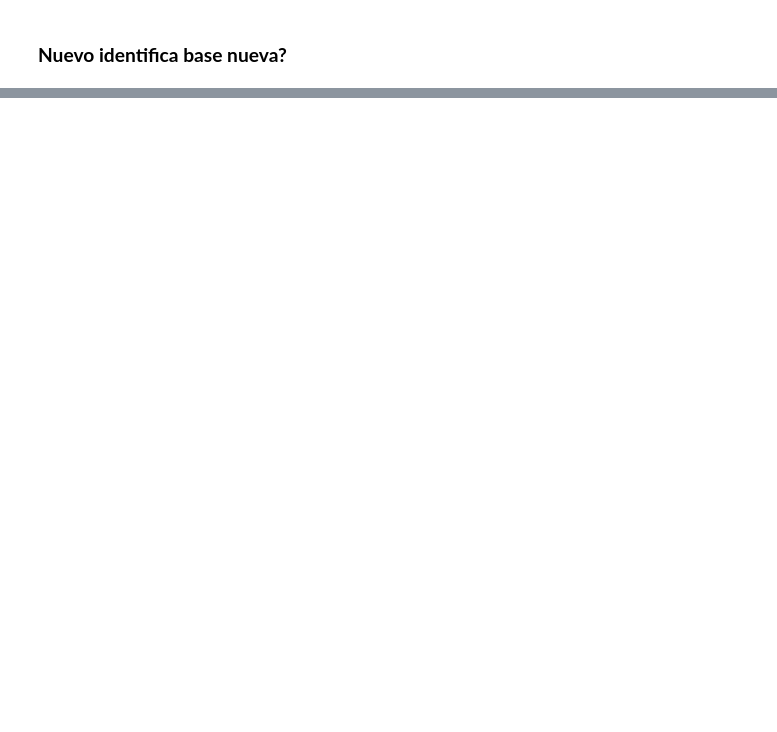
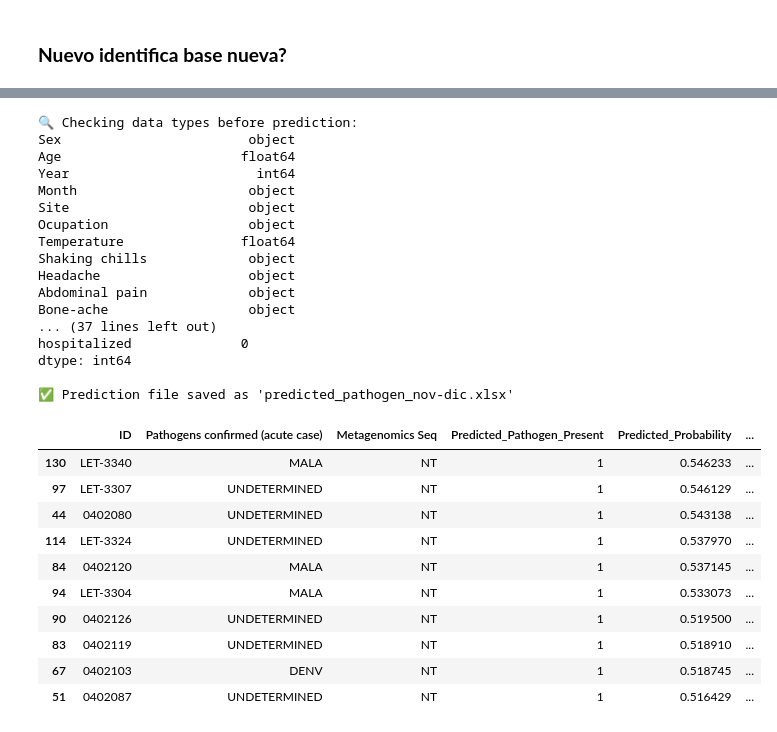
Before and after one commit to jausugar/select-metagenomic-samples, a Jupyter notebook: comparison-OH.ipynb, the cells around one changed output, grey strips where cells are left out. Drawn from its saved outputs; the diff is of its cells as text; code cells hidden in the pictures; blank space fills up the shorter version.

```diff
--- a/comparison-OH.ipynb
+++ b/comparison-OH.ipynb
@@ -400,7 +425,7 @@ import joblib
 # ======================================
 # 1️⃣ Load new dataset
 # ======================================
-new_df = pd.read_excel("Abbott_new_samples.xlsx")
+new_df = pd.read_excel("input/seleccion-nuevas-muestras-nov-dic2025.xlsx")
 
 # Keep ID and reference columns
 ids = new_df["ID"]
@@ -487,32 +512,61 @@ else:
         print("⚠️ No probability or decision function available:", e)
         probabilities = np.zeros_like(predictions)
 
 # ======================================
 # 6️⃣ Build the final results DataFrame
 # ======================================
 results = pd.DataFrame({
     "ID": ids,
     "Pathogens confirmed (acute case)": pathogens_confirmed,
     "Metagenomics Seq": metagenomics_seq,
     "Predicted_Pathogen_Present": predictions,
     "Predicted_Probability": probabilities
 })
 
 # Add some useful context columns (optional)
 context_cols = ["Temperature", "Cough", "Headache", "Site", "Month"]
 context_cols = [c for c in context_cols if c in new_df.columns]  # avoid errors if missing
 
 results = results.merge(
     new_df[["ID"] + context_cols],
     on="ID",
     how="left"
 )
 
 # ======================================
 # 7️⃣ Sort by probability and save
 # ======================================
 results = results.sort_values(by="Predicted_Probability", ascending=False)
-results.to_excel("predicted_pathogen_candidates_with_ID_confirmed_seq_5.xlsx", index=False)
+results.to_excel("predicted_pathogen_nov-dic.xlsx", index=False)
 
-print("\n✅ Prediction file saved as 'predicted_pathogen_candidates_with_ID_confirmed_seq_5.xlsx'")
+print("\n✅ Prediction file saved as 'predicted_pathogen_nov-dic.xlsx'")
 display(results.head(10))
+# %% [output]
+🔍 Checking data types before prediction:
+Sex                        object
+Age                       float64
+Year                        int64
+Month                      object
+Site                       object
+Ocupation                  object
+Temperature               float64
+Shaking chills             object
+Headache                   object
+Abdominal pain             object
+Bone-ache                  object
+... (37 lines left out)
+hospitalized              0
+dtype: int64
+
+✅ Prediction file saved as 'predicted_pathogen_nov-dic.xlsx'
+|  | ID | Pathogens confirmed (acute case) | Metagenomics Seq | Predicted_Pathogen_Present | Predicted_Probability | ... |
+| 130 | LET-3340 | MALA | NT | 1 | 0.546233 | ... |
+| 97 | LET-3307 | UNDETERMINED | NT | 1 | 0.546129 | ... |
+| 44 | 0402080 | UNDETERMINED | NT | 1 | 0.543138 | ... |
+| 114 | LET-3324 | UNDETERMINED | NT | 1 | 0.537970 | ... |
+| 84 | 0402120 | MALA | NT | 1 | 0.537145 | ... |
+| 94 | LET-3304 | MALA | NT | 1 | 0.533073 | ... |
+| 90 | 0402126 | UNDETERMINED | NT | 1 | 0.519500 | ... |
+| 83 | 0402119 | UNDETERMINED | NT | 1 | 0.518910 | ... |
+| 67 | 0402103 | DENV | NT | 1 | 0.518745 | ... |
+| 51 | 0402087 | UNDETERMINED | NT | 1 | 0.516429 | ... |
```
Also changed, not shown: parts of 6 cells of this notebook, 1 other file.
